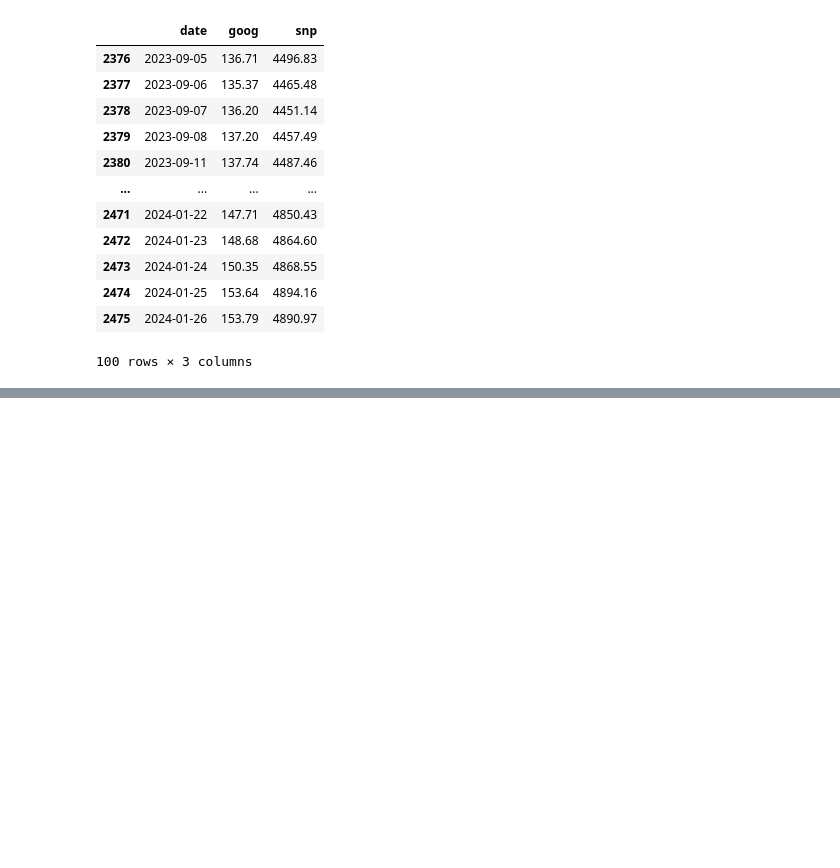
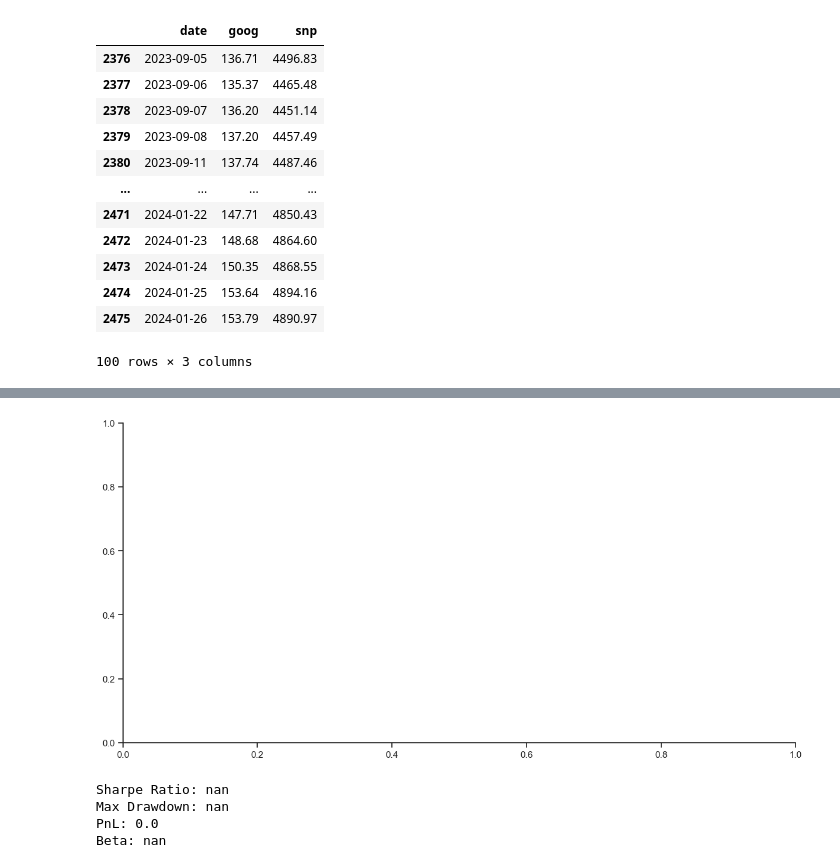
Before and after one commit to NUSFintechQuant/AY2324S1-Modern-Portfolio-Theory, a Jupyter notebook: portfolio/portfolio_demo.ipynb, the cells around one changed output, grey strips where cells are left out. Saved outputs shown, nothing was run; the diff lists cells and outputs as text; code cells hidden in the pictures; blank space fills up the shorter version.

```diff
--- a/portfolio/portfolio_demo.ipynb
+++ b/portfolio/portfolio_demo.ipynb
@@ -348,3 +363,15 @@ base.tail(100)
 | 2474 | 2024-01-25 | 153.64 | 4894.16 |
 | 2475 | 2024-01-26 | 153.79 | 4890.97 |
 100 rows × 3 columns
+# %%
+# We set download=False if want to run a portfolio but not download the data from WDRS to our local directory.
+
+test_config = PortfolioConfig("test", {
+    "snp500" : 0.5, # This is a downloaded data already available on ./data
+    "GOOG" : 0.5 # This is not a downloaded data
+}, download=False)
+# %%
+# Create portfolio
+test_portfolio = Portfolio(test_config)
+test_df = test_portfolio.generate_df()
+test_df
@@ -350,0 +392,8 @@ base.tail(100)
+# %%
+test_portfolio.backtest(Backtest())
+# %% [output]
+[figure, added]
+Sharpe Ratio: nan
+Max Drawdown: nan
+PnL: 0.0
+Beta: nan
```
Also changed, not shown: parts of 7 cells of this notebook, 1 other file.
